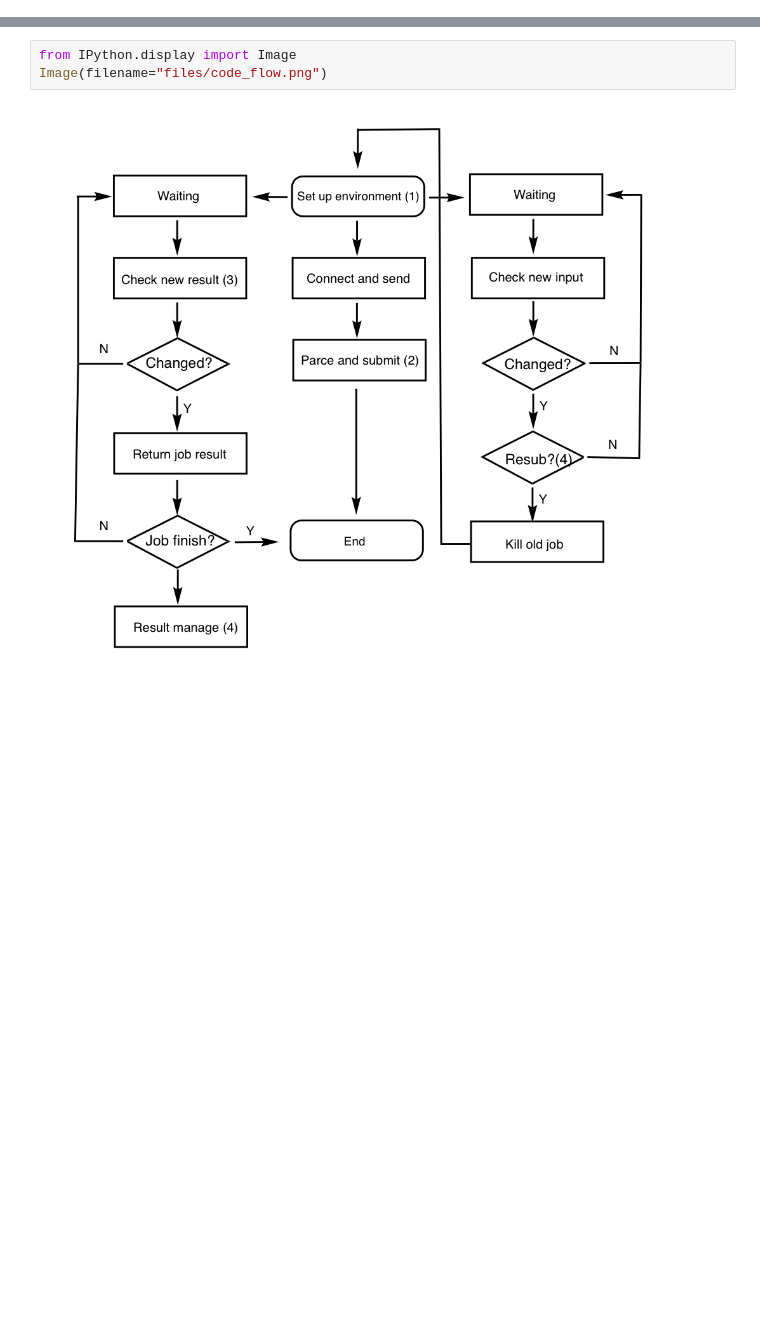
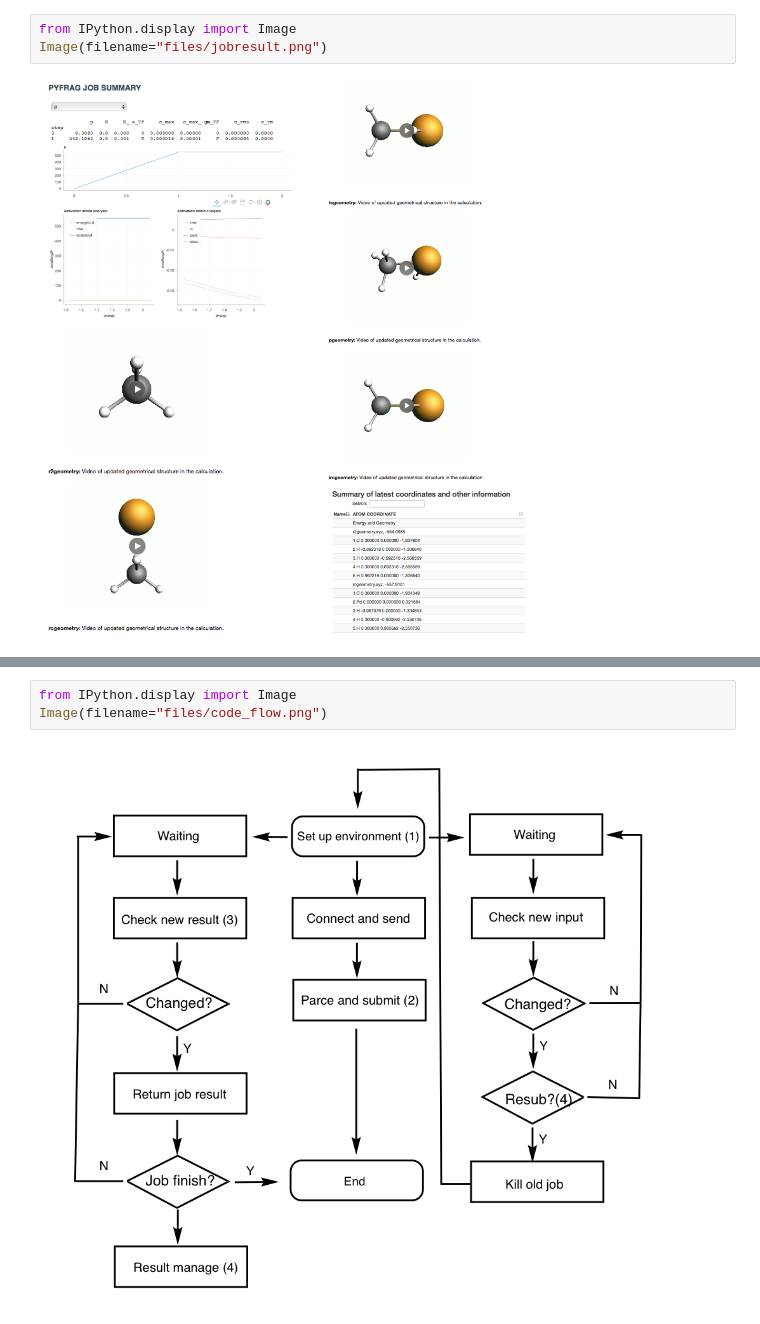
Before and after one commit to TheoChem-VU/PyFrag, a Jupyter notebook: jupyterNotebooks/Further_reading.ipynb, the cells around one changed output, grey strips where cells are left out. Saved outputs shown, nothing was run; the diff lists cells and outputs as text; blank space fills up the shorter version.

Commit message:
new figure

```diff
--- a/jupyterNotebooks/Further_reading.ipynb
+++ b/jupyterNotebooks/Further_reading.ipynb
@@ -92,0 +7,5 @@ When running a workflow you will see that *QMflows* creates a set of files calle
+# %%
+from IPython.display import Image
+Image(filename="files/jobresult.png")
+# %% [output]
+[figure, added]
```
Also changed, not shown: parts of 43 cells of this notebook, 13 other files.
